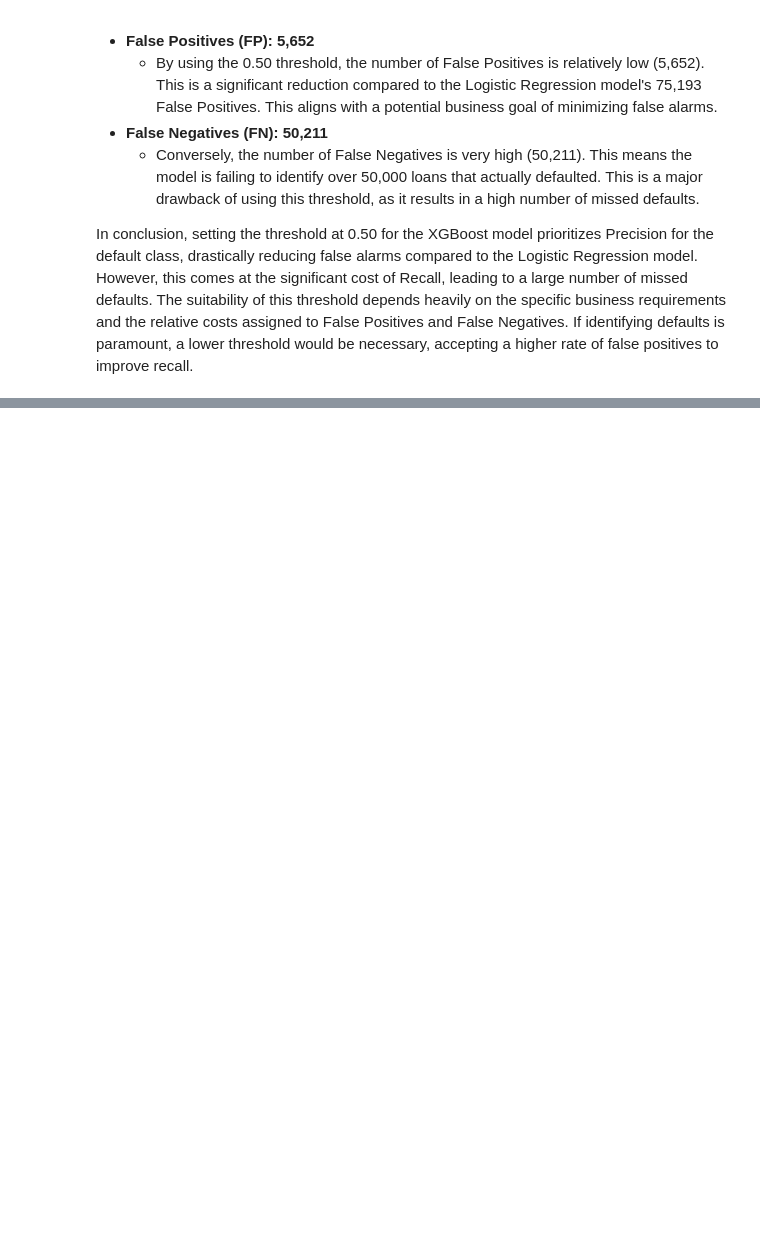
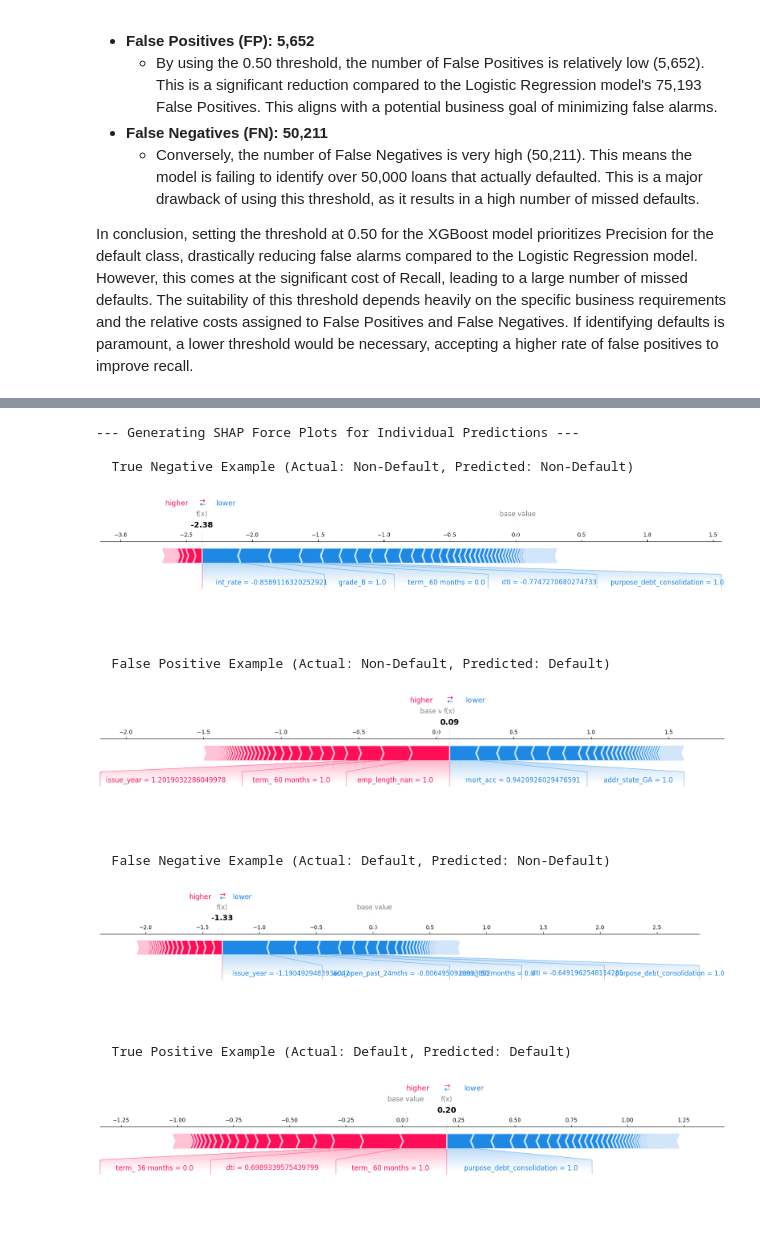
Before and after one commit to Siph0n2709/Credit-Risk-Prediction-ML, a Jupyter notebook: 03_Model_Training_and_Eval.ipynb, the cells around one changed output, grey strips where cells are left out. Cells and saved outputs as stored; diff of their text form; code cells hidden in the pictures; blank space fills up the shorter version.

```diff
--- a/03_Model_Training_and_Eval.ipynb
+++ b/03_Model_Training_and_Eval.ipynb
@@ -974,0 +1006,72 @@ In conclusion, setting the threshold at 0.50 for the XGBoost model prioritizes P
+# %%
+print("\n--- Generating SHAP Force Plots for Individual Predictions ---")
+
+y_pred_to_use = y_pred_optimal if 'y_pred_optimal' in locals() else y_pred_xgb
+
+# --- Robustly find indices for different types of predictions ---
+# Convert y_test and y_pred_to_use to numpy arrays for reliable boolean indexing
+y_test_np = y_test.values
+y_pred_np = y_pred_to_use
+
+# Get all indices from X_test that match the conditions
+all_tn_indices = X_test.index[(y_test_np == 0) & (y_pred_np == 0)].tolist()
+all_fp_indices = X_test.index[(y_test_np == 0) & (y_pred_np == 1)].tolist()
+all_fn_indices = X_test.index[(y_test_np == 1) & (y_pred_np == 0)].tolist()
+all_tp_indices = X_test.index[(y_test_np == 1) & (y_pred_np == 1)].tolist()
+
+# Pick the first available index for each type, or None if none exist
+tn_idx = all_tn_indices[0] if all_tn_indices else None
+fp_idx = all_fp_indices[0] if all_fp_indices else None
+fn_idx = all_fn_indices[0] if all_fn_indices else None
+tp_idx = all_tp_indices[0] if all_tp_indices else None
+
+# --- Generate and display force plots if indices are found ---
+
+# True Negative Example
+if tn_idx is not None:
+    print("\n  True Negative Example (Actual: Non-Default, Predicted: Non-Default)")
+    # Use the .iloc accessor to get the row by its integer position in X_test
+    # This is safer if X_test's index is not 0-based or has been reindexed
+    idx_in_X_test = X_test.index.get_loc(tn_idx) # Get the integer location in the current X_test DataFrame
+    shap.force_plot(explainer.expected_value, shap_values[idx_in_X_test], X_test.iloc[[idx_in_X_test]], show=False, matplotlib=True)
+    plt.show()
+else:
+    print("\n  No True Negative example found for force plot with current predictions.")
+
+# False Positive Example
+if fp_idx is not None:
+    print("\n  False Positive Example (Actual: Non-Default, Predicted: Default)")
+    idx_in_X_test = X_test.index.get_loc(fp_idx)
+    shap.force_plot(explainer.expected_value, shap_values[idx_in_X_test], X_test.iloc[[idx_in_X_test]], show=False, matplotlib=True)
+    plt.show()
+else:
+    print("\n  No False Positive example found for force plot with current predictions.")
+
+# False Negative Example
+if fn_idx is not None:
+    print("\n  False Negative Example (Actual: Default, Predicted: Non-Default)")
+    idx_in_X_test = X_test.index.get_loc(fn_idx)
+    shap.force_plot(explainer.expected_value, shap_values[idx_in_X_test], X_test.iloc[[idx_in_X_test]], show=False, matplotlib=True)
+    plt.show()
+else:
+    print("\n  No False Negative example found for force plot with current predictions.")
+
+# True Positive Example
+if tp_idx is not None:
+    print("\n  True Positive Example (Actual: Default, Predicted: Default)")
+    idx_in_X_test = X_test.index.get_loc(tp_idx)
+    shap.force_plot(explainer.expected_value, shap_values[idx_in_X_test], X_test.iloc[[idx_in_X_test]], show=False, matplotlib=True)
+    plt.show()
+else:
+    print("\n  No True Positive example found for force plot with current predictions.")
+# %% [output]
+--- Generating SHAP Force Plots for Individual Predictions ---
+
+  True Negative Example (Actual: Non-Default, Predicted: Non-Default)
+[figure, added]
+  False Positive Example (Actual: Non-Default, Predicted: Default)
+[figure, added]
+  False Negative Example (Actual: Default, Predicted: Non-Default)
+[figure, added]
+  True Positive Example (Actual: Default, Predicted: Default)
+[figure, added]
```
Also changed, not shown: parts of 3 cells of this notebook.
